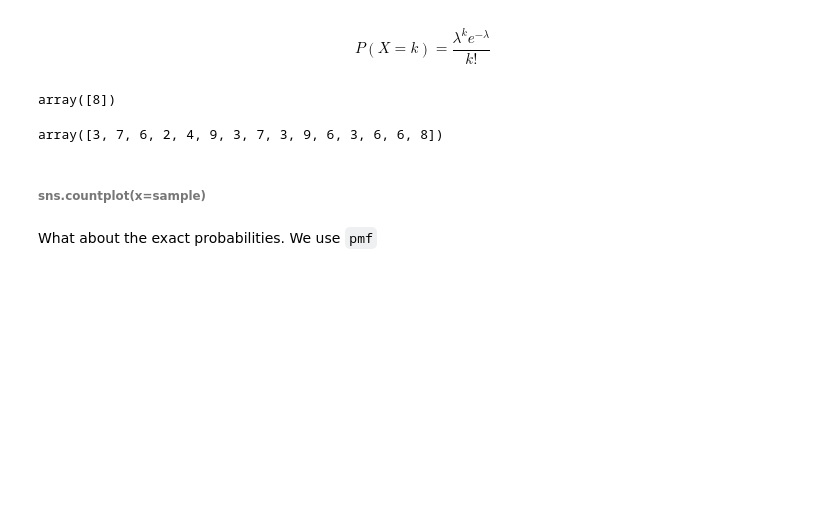
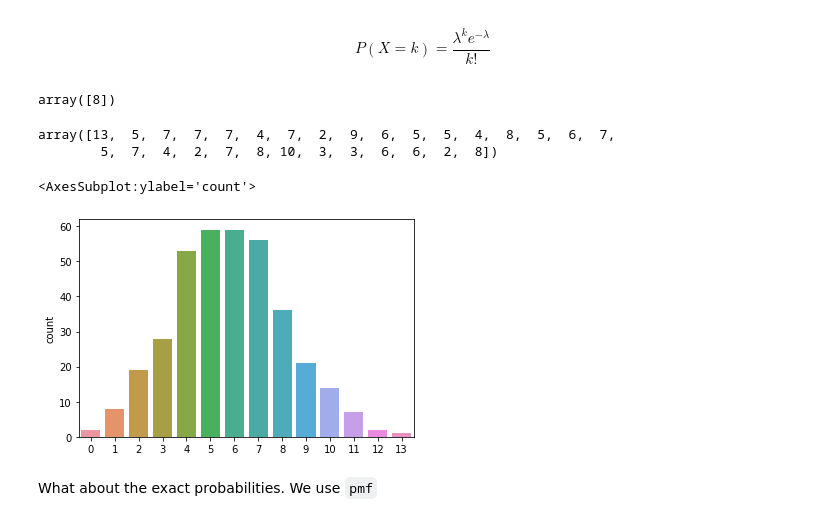
Before and after one commit to sheriffff/teaching-ironhack-data-madrid-2020, a Jupyter notebook: week_05/04-discrete-probability-distributions.ipynb, the cells around one changed output. Saved outputs shown, nothing was run; the diff lists cells and outputs as text; code cells hidden in the pictures; blank space fills up the shorter version.

```diff
--- a/week_05/04-discrete-probability-distributions.ipynb
+++ b/week_05/04-discrete-probability-distributions.ipynb
@@ -310,13 +340,17 @@ my_poisson.rvs(size=1)
 # %% [output]
 array([8])
 # %%
-my_poisson.rvs(size=15)
+my_poisson.rvs(size=30)
 # %% [output]
-array([3, 7, 6, 2, 4, 9, 3, 7, 3, 9, 6, 3, 6, 6, 8])
+array([13,  5,  7,  7,  7,  4,  7,  2,  9,  6,  5,  5,  4,  8,  5,  6,  7,
+        5,  7,  4,  2,  7,  8, 10,  3,  3,  6,  6,  2,  8])
 # %%
-sample = my_poisson.rvs(size=200)
+sample = my_poisson.rvs(size=365)
-# %% [markdown]
-###### sns.countplot(x=sample)
+# %%
+sns.countplot(x=sample)
+# %% [output]
+<AxesSubplot:ylabel='count'>
+[figure, added]
 # %% [markdown]
 What about the exact probabilities. We use `pmf`
 # %% [markdown]
```
Also changed, not shown: parts of 23 cells of this notebook.
